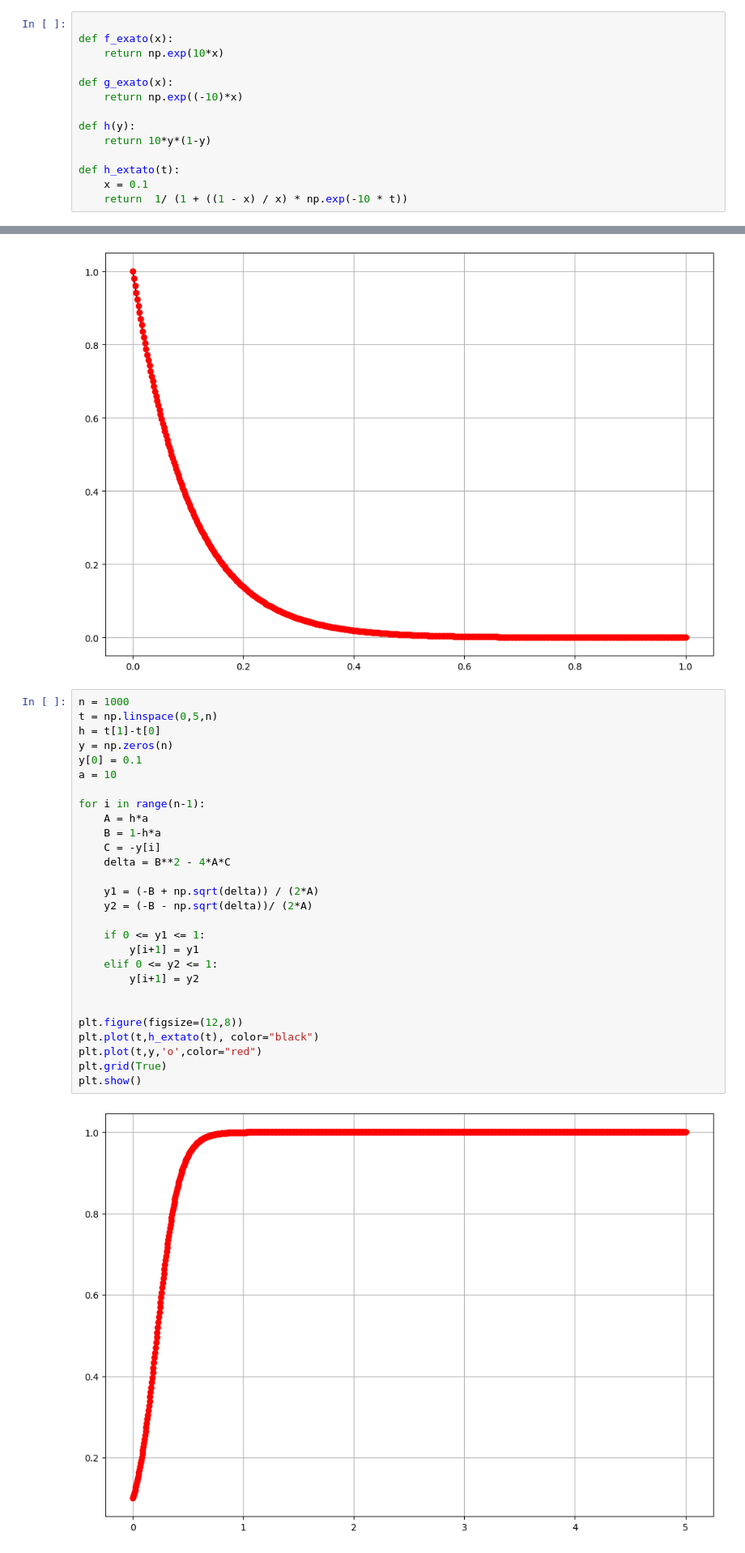
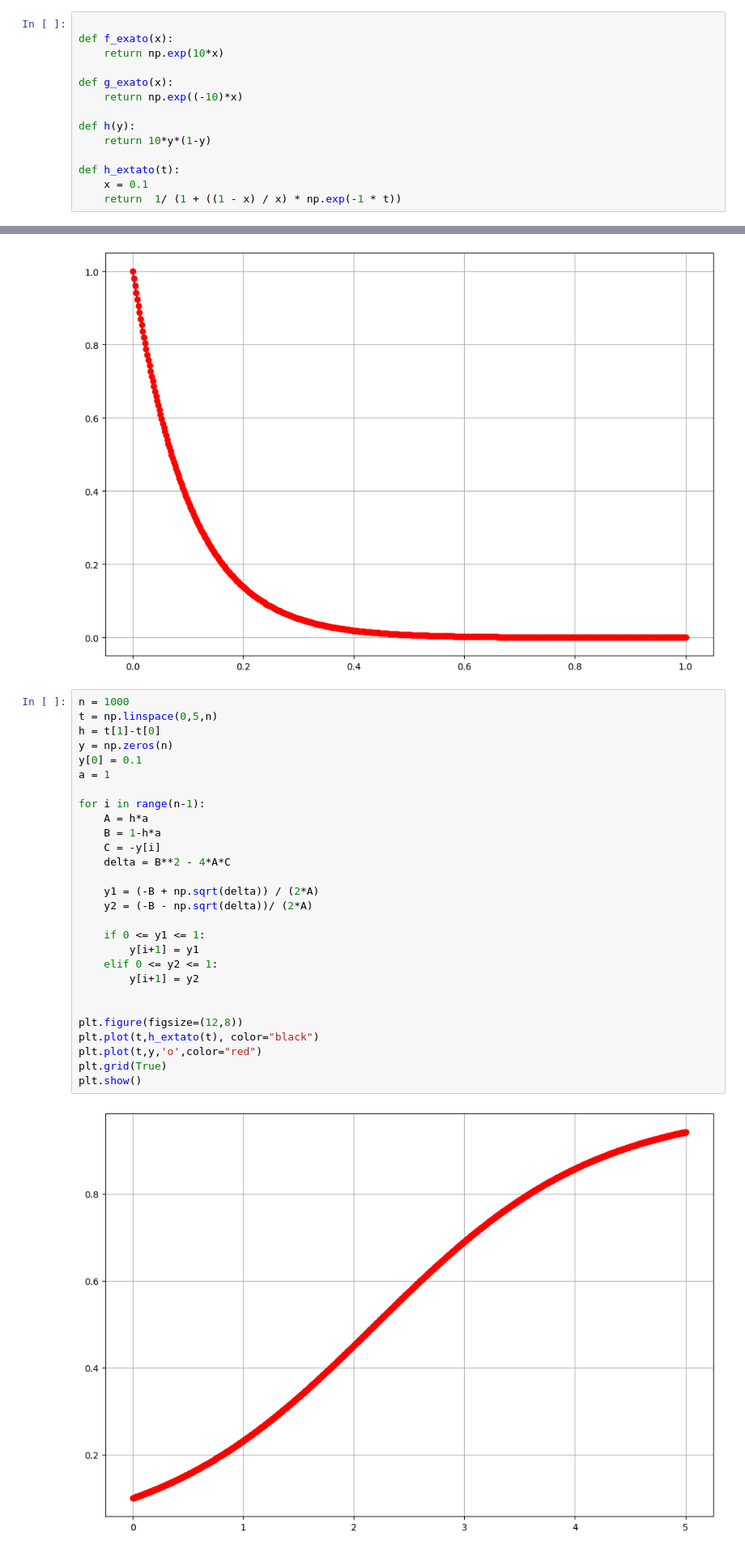
Before and after one commit to pedronalon/PesquisaMetodosNumericos, a Jupyter notebook: MetodoDeEulerImplicito.ipynb, the cells around one changed output, grey strips where cells are left out. Shown at 81% size. Cells and saved outputs as stored; diff of their text form.

```diff
--- a/MetodoDeEulerImplicito.ipynb
+++ b/MetodoDeEulerImplicito.ipynb
@@ -14,7 +14,7 @@ def h(y):
 
 def h_extato(t):
     x = 0.1
-    return  1/ (1 + ((1 - x) / x) * np.exp(-10 * t))
+    return  1/ (1 + ((1 - x) / x) * np.exp(-1 * t))
 # %%
 n = 500
 t = np.linspace(0,1,n)
@@ -51,30 +49,30 @@ plt.show()
 # %%
 n = 1000
 t = np.linspace(0,5,n)
 h = t[1]-t[0]
 y = np.zeros(n)
 y[0] = 0.1
-a = 10
+a = 1
 
 for i in range(n-1):
     A = h*a
     B = 1-h*a
     C = -y[i]
     delta = B**2 - 4*A*C
 
     y1 = (-B + np.sqrt(delta)) / (2*A)
     y2 = (-B - np.sqrt(delta))/ (2*A)
 
     if 0 <= y1 <= 1:
         y[i+1] = y1
     elif 0 <= y2 <= 1:
         y[i+1] = y2
 
 
 plt.figure(figsize=(12,8))
 plt.plot(t,h_extato(t), color="black")
 plt.plot(t,y,'o',color="red")
 plt.grid(True)
 plt.show()
 # %% [output]
-[figure, old version]
+[figure, new version]
```
Also changed, not shown: parts of 1 cell of this notebook.
